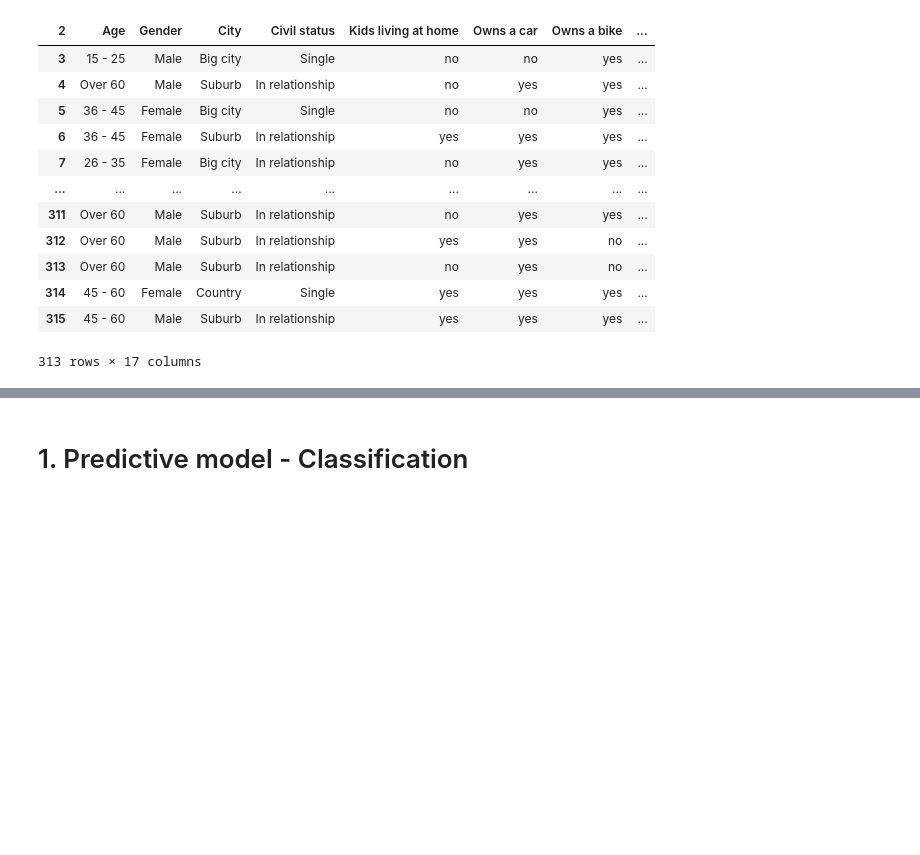
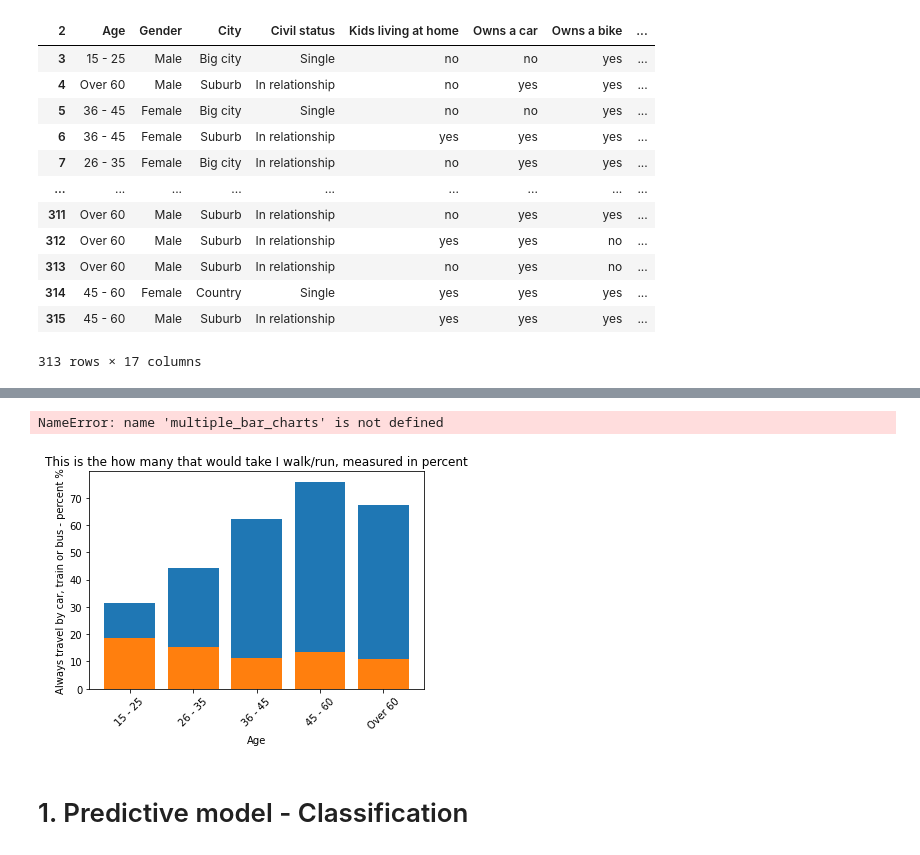
Before and after one commit to Tobiaskurland/data-science-mandatory-2, a Jupyter notebook: transport.ipynb, the cells around one changed output, grey strips where cells are left out. Saved outputs shown, nothing was run; the diff lists cells and outputs as text; code cells hidden in the pictures; blank space fills up the shorter version.

```diff
--- a/transport.ipynb
+++ b/transport.ipynb
@@ -137,3 +139,12 @@ df_3, plot = calculate_chart(df, "Statement on a shiny day", "Age", "Always trai
+# %%
+df_3, plot = calculate_chart(df, "Kind of transport within own city", "Age", "Car", "bar")
+df_4, plot_2 = calculate_chart(df, "Kind of transport within own city", "Age", "I walk/run", "bar")
+
+multiple_bar_charts('Age', 5, 'percent', df_3=df_3, df_4=df_4, label_1='Car', label_2='Walk/run')
+#df_4
+# %% [output]
+NameError: name 'multiple_bar_charts' is not defined
+[figure, added]
 # %% [markdown]
 # 1. Predictive model - Classification
 # %%
```
Also changed, not shown: parts of 18 cells of this notebook, 1 other file.
